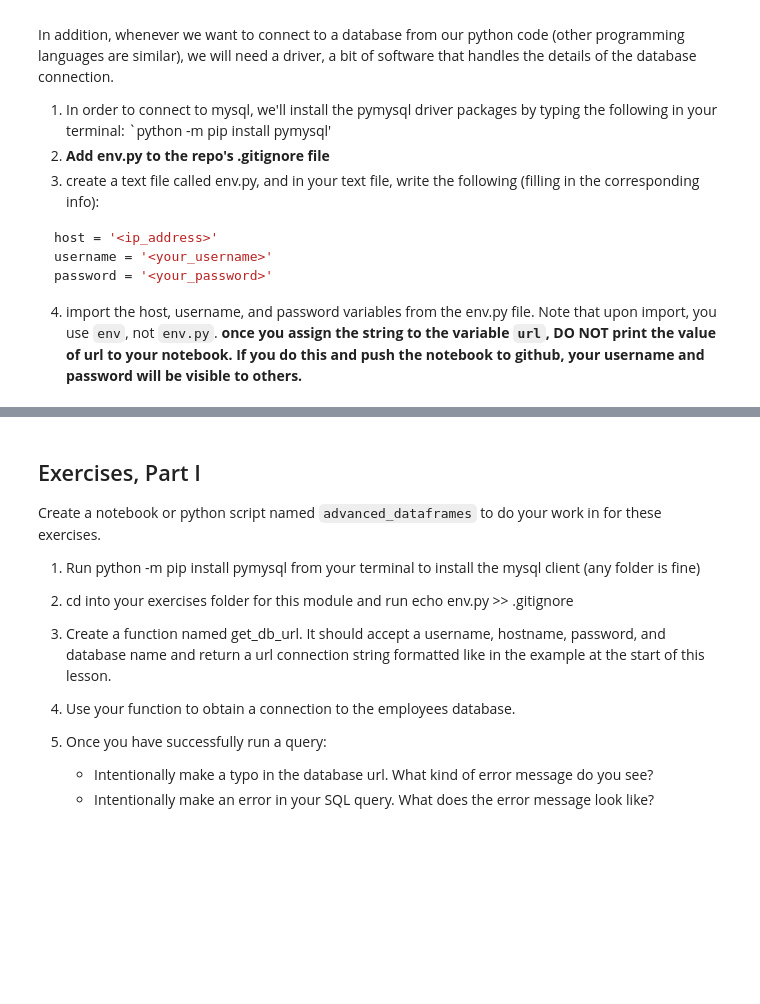
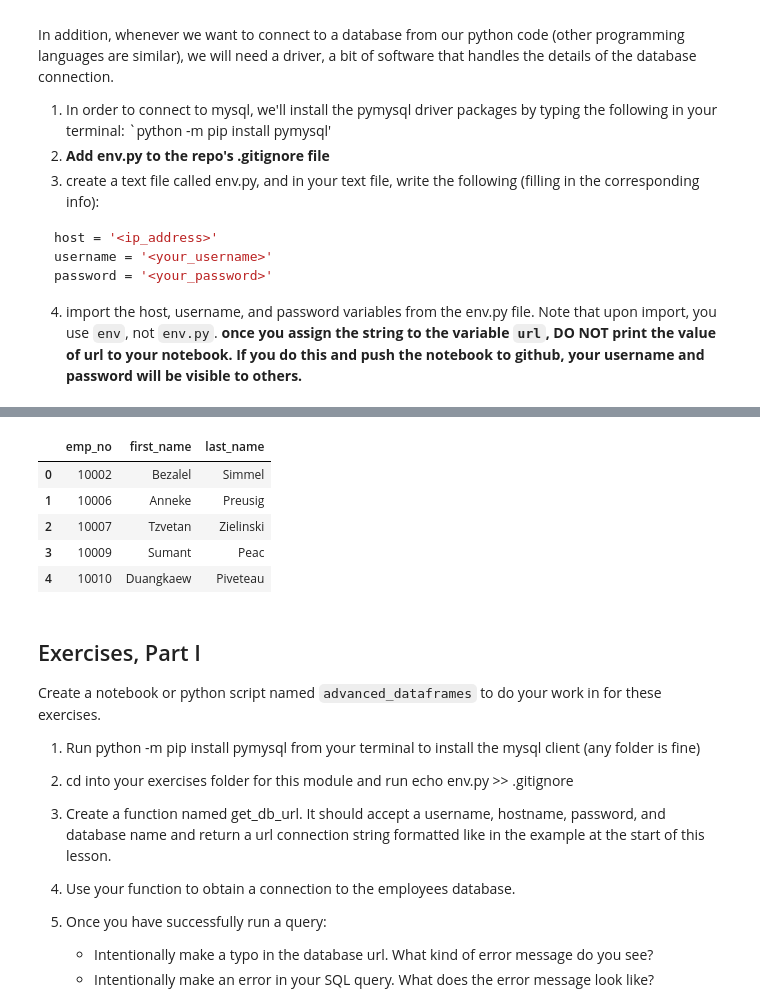
Before and after one commit to nicolas-angarita/data_science_libraries, a Jupyter notebook: pandas_advanced_dataframes_lesson.ipynb, the cells around one changed output, grey strips where cells are left out. Saved outputs shown, nothing was run; the diff lists cells and outputs as text; code cells hidden in the pictures; blank space fills up the shorter version.

```diff
--- a/pandas_advanced_dataframes_lesson.ipynb
+++ b/pandas_advanced_dataframes_lesson.ipynb
@@ -95,5 +112,25 @@ password = '<your_password>'
 # %%
 # write a query in multiple lines:
+# %%
+query = '''
+SELECT
+    emp_no,
+    first_name,
+    last_name
+FROM employees
+WHERE gender = 'F'
+LIMIT 100;
+'''
+
+employees_df = pd.read_sql(query, url)
+employees_df.head()
+# %% [output]
+|  | emp_no | first_name | last_name |
+| 0 | 10002 | Bezalel | Simmel |
+| 1 | 10006 | Anneke | Preusig |
+| 2 | 10007 | Tzvetan | Zielinski |
+| 3 | 10009 | Sumant | Peac |
+| 4 | 10010 | Duangkaew | Piveteau |
 # %% [markdown]
 ## Exercises, Part I
 
```
Also changed, not shown: parts of 29 cells of this notebook, 1 other file.
